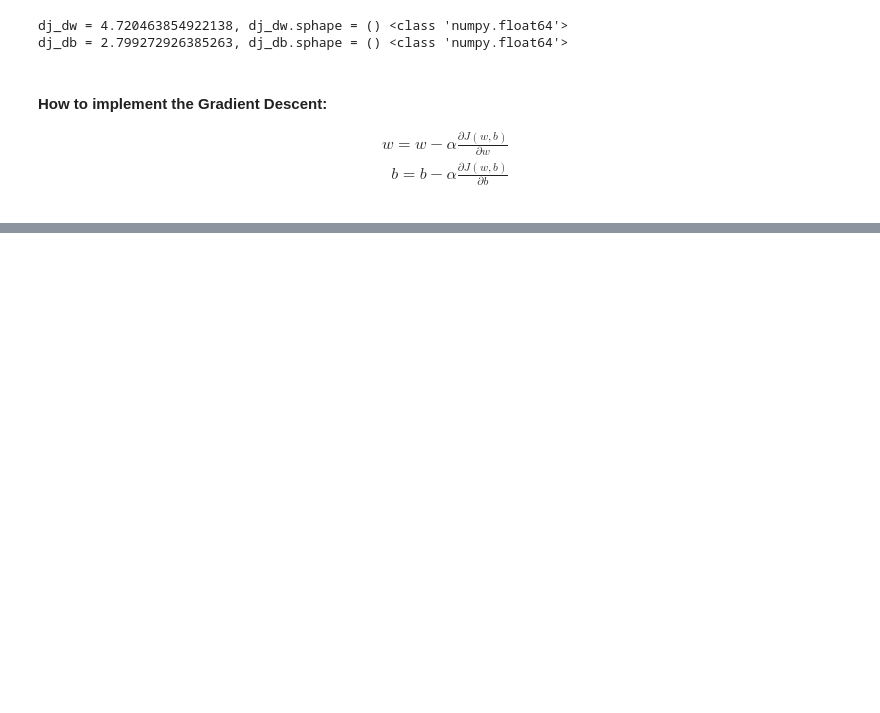
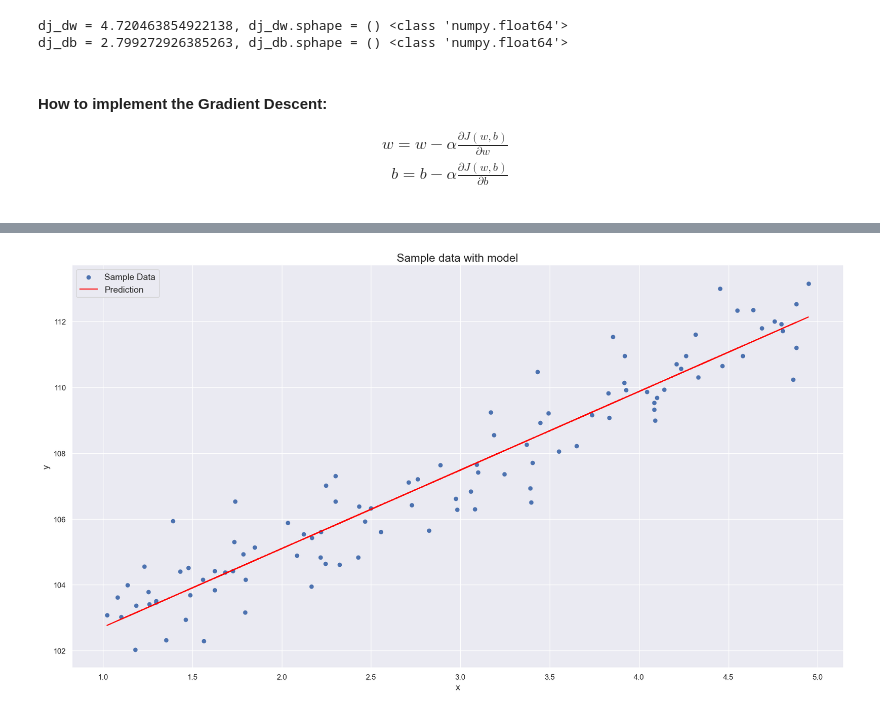
Before and after one commit to leandrofahur/artificial-inteligence-portifolio, a Jupyter notebook: machine-learning/supervised-learning/simple-linear-regression.ipynb, the cells around one changed output, grey strips where cells are left out. Cells and saved outputs as stored; diff of their text form; code cells hidden in the pictures; blank space fills up the shorter version.

```diff
--- a/machine-learning/supervised-learning/simple-linear-regression.ipynb
+++ b/machine-learning/supervised-learning/simple-linear-regression.ipynb
@@ -241,0 +282,22 @@ def gradient_descent(x,y,w,b,epochs,cost,gradient):
+# %%
+fig, ax = plt.subplots(1, 1, figsize=(18, 10))
+
+title_fontsize = 18
+label_fontsize = 14
+tick_fontsize = 12
+legend_fontsize = 14
+
+f_wb = model(x_train, w, b)
+
+ax.set_title('Sample data with model', fontsize=title_fontsize)
+ax.set_xlabel('x', fontsize=label_fontsize)
+ax.set_ylabel('y', fontsize=label_fontsize)
+ax.tick_params(axis='both', which='major', labelsize=tick_fontsize)
+ax.scatter(x_train, y_train, label='Sample Data')
+ax.plot(x_train, f_wb, label='Prediction', color="red")
+ax.legend(fontsize=legend_fontsize)
+
+plt.tight_layout()
+plt.show()
+# %% [output]
+[figure, added]
```
Also changed, not shown: parts of 4 cells of this notebook.
